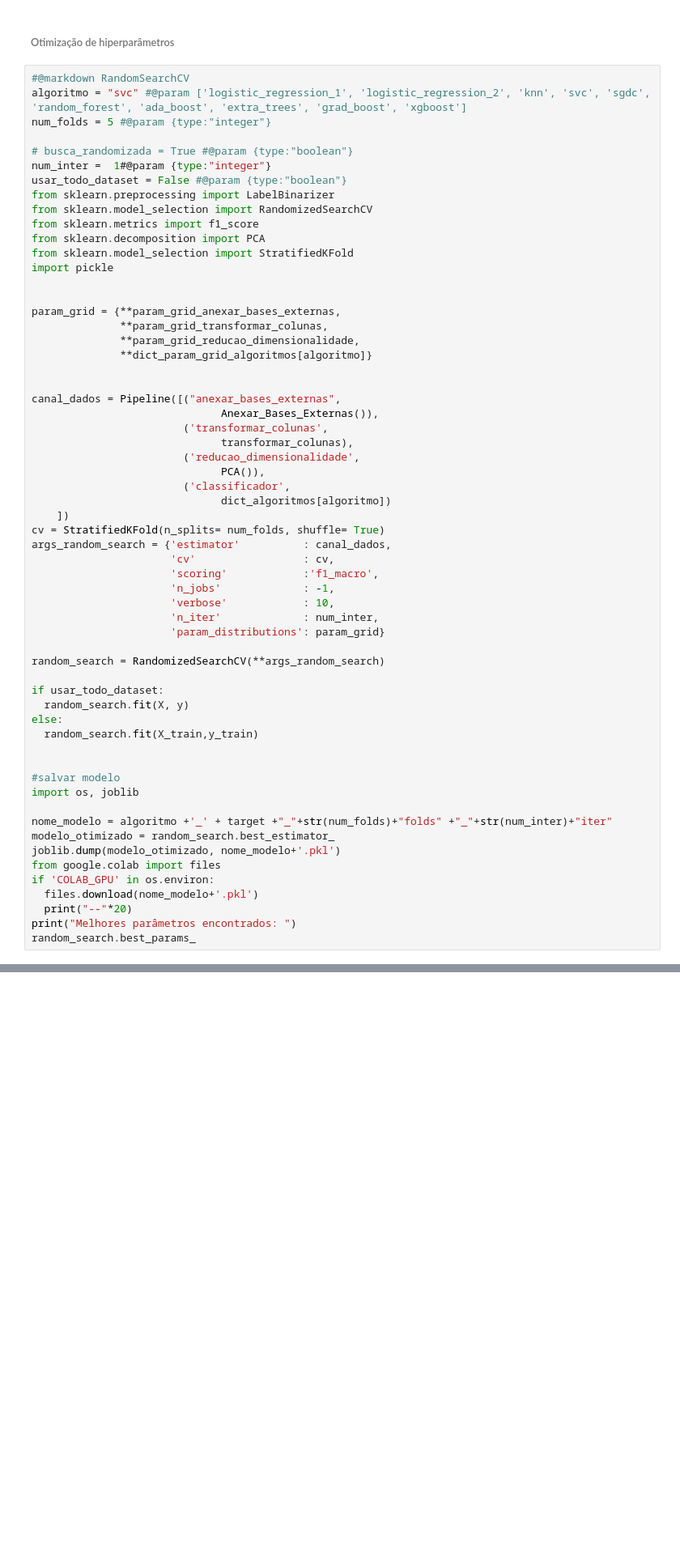
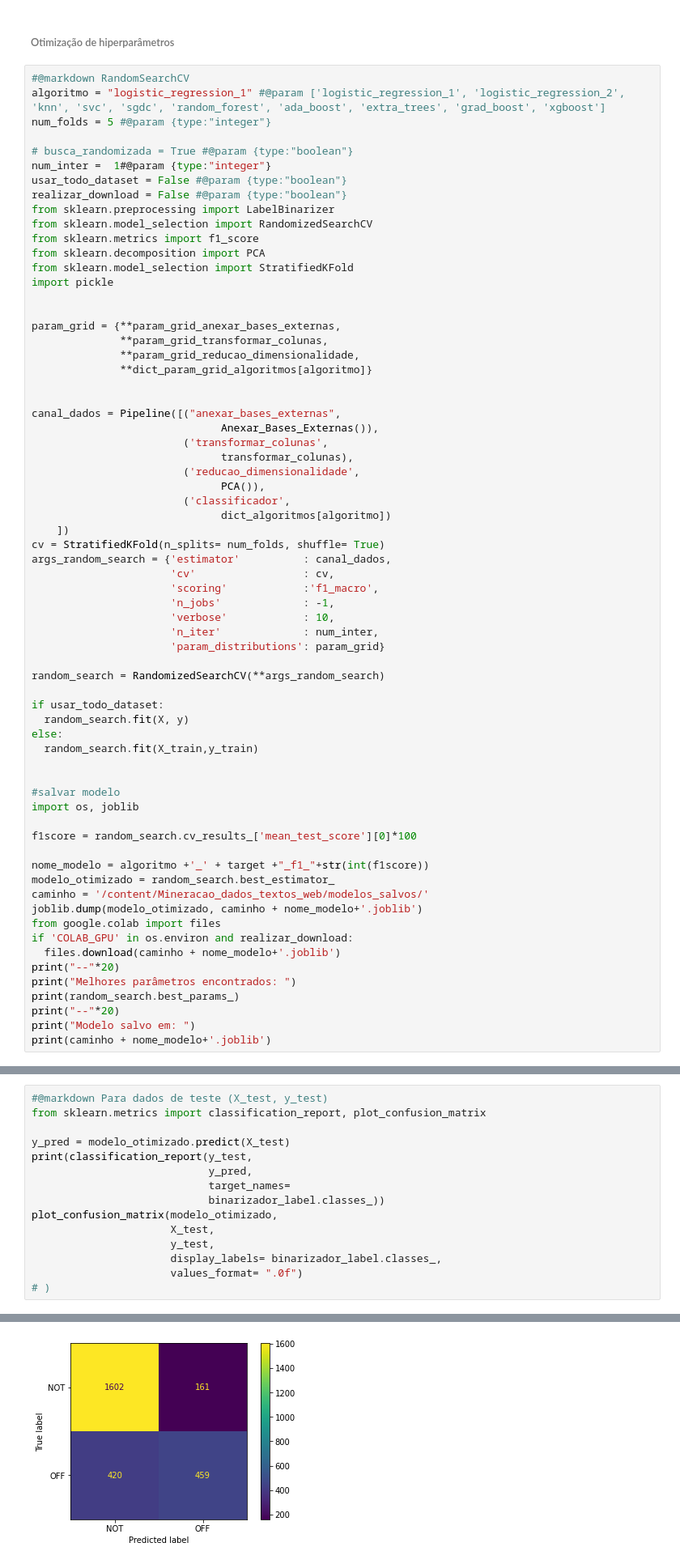
Before and after one commit to eduardodut/Mineracao_dados_textos_web, a Jupyter notebook: projeto01_equipe01.ipynb, the cells around one changed output, grey strips where cells are left out. Shown at 81% size. Cells and saved outputs as stored; diff of their text form; blank space fills up the shorter version.

```diff
--- a/projeto01_equipe01.ipynb
+++ b/projeto01_equipe01.ipynb
@@ -948,12 +911,13 @@ dtype: float64
 ###### Otimização de hiperparâmetros
 # %%
 #@markdown RandomSearchCV
-algoritmo = "svc" #@param ['logistic_regression_1', 'logistic_regression_2', 'knn', 'svc', 'sgdc', 'random_forest', 'ada_boost', 'extra_trees', 'grad_boost', 'xgboost']
+algoritmo = "logistic_regression_1" #@param ['logistic_regression_1', 'logistic_regression_2', 'knn', 'svc', 'sgdc', 'random_forest', 'ada_boost', 'extra_trees', 'grad_boost', 'xgboost']
 num_folds = 5 #@param {type:"integer"}
 
 # busca_randomizada = True #@param {type:"boolean"}
 num_inter =  1#@param {type:"integer"}
 usar_todo_dataset = False #@param {type:"boolean"}
+realizar_download = False #@param {type:"boolean"}
 from sklearn.preprocessing import LabelBinarizer
 from sklearn.model_selection import RandomizedSearchCV
 from sklearn.metrics import f1_score
@@ -997,15 +961,21 @@ else:
 #salvar modelo
 import os, joblib
 
-nome_modelo = algoritmo +'_' + target +"_"+str(num_folds)+"folds" +"_"+str(num_inter)+"iter"
+f1score = random_search.cv_results_['mean_test_score'][0]*100
+
+nome_modelo = algoritmo +'_' + target +"_f1_"+str(int(f1score))
 modelo_otimizado = random_search.best_estimator_
-joblib.dump(modelo_otimizado, nome_modelo+'.pkl')
+caminho = '/content/Mineracao_dados_textos_web/modelos_salvos/'
+joblib.dump(modelo_otimizado, caminho + nome_modelo+'.joblib')
 from google.colab import files
-if 'COLAB_GPU' in os.environ:
-  files.download(nome_modelo+'.pkl')
-  print("--"*20)
+if 'COLAB_GPU' in os.environ and realizar_download:
+  files.download(caminho + nome_modelo+'.joblib')
+print("--"*20)
 print("Melhores parâmetros encontrados: ")
-random_search.best_params_
+print(random_search.best_params_)
+print("--"*20)
+print("Modelo salvo em: ")
+print(caminho + nome_modelo+'.joblib')
 # %% [output]
 Fitting 5 folds for each of 1 candidates, totalling 5 fits
 [Parallel(n_jobs=-1)]: Using backend LokyBackend with 2 concurrent workers.
@@ -1013,0 +1003,16 @@ Fitting 5 folds for each of 1 candidates, totalling 5 fits
+# %%
+#@markdown Para dados de teste (X_test, y_test)
+from sklearn.metrics import classification_report, plot_confusion_matrix
+
+y_pred = modelo_otimizado.predict(X_test)
+print(classification_report(y_test,
+                            y_pred,
+                            target_names=
+                            binarizador_label.classes_))
+plot_confusion_matrix(modelo_otimizado,
+                      X_test,
+                      y_test,
+                      display_labels= binarizador_label.classes_,
+                      values_format= ".0f")
+# )
+# %% [output]
@@ -1013,0 +1028 @@ Fitting 5 folds for each of 1 candidates, totalling 5 fits
+[figure, added]
```
Also changed, not shown: parts of 41 cells of this notebook.
